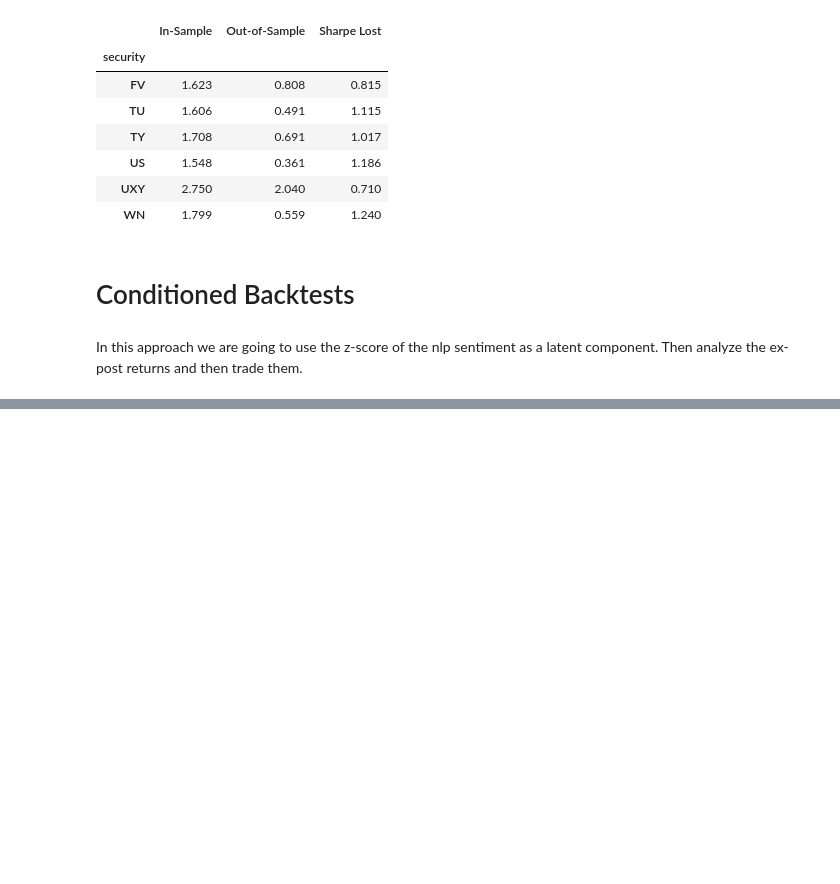
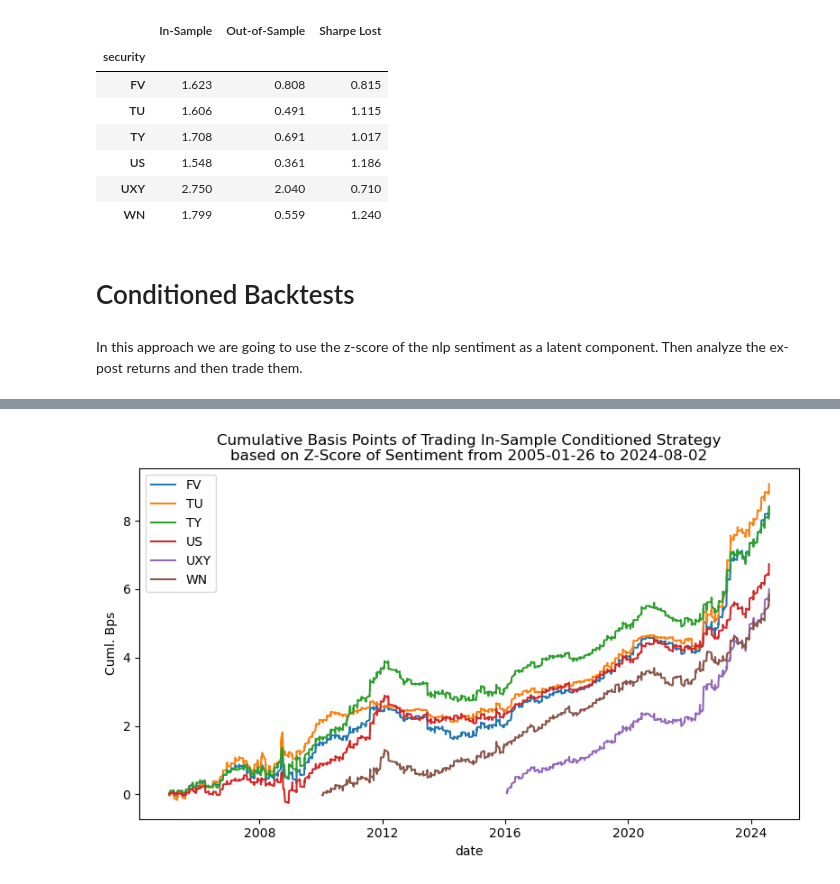
Before and after one commit to diegodalvarez/FOMCDrift, a Jupyter notebook: notebooks/2ConditionedBacktests.ipynb, the cells around one changed output, grey strips where cells are left out. Drawn from its saved outputs; the diff is of its cells as text; code cells hidden in the pictures; blank space fills up the shorter version.

```diff
--- a/notebooks/backtests/InitialTsyBacktests.ipynb
+++ b/notebooks/2ConditionedBacktests.ipynb
@@ -350,0 +438,21 @@ plt.tight_layout()
+# %%
+df_is_avg_rtn = (df_is_conditioned[
+    ["date", "security", "signal_rtn"]].
+    groupby(["date", "security"]).
+    agg("mean").
+    reset_index())
+
+(df_is_avg_rtn.
+    rename(columns = {"security": ""}).
+    pivot(index = "date", columns = "", values = "signal_rtn").
+    cumsum().
+    plot(
+        ylabel  = "Cuml. Bps",
+        title   = "Cumulative Basis Points of Trading In-Sample Conditioned Strategy\nbased on Z-Score of Sentiment from {} to {}".format(
+            df_is_conditioned.date.min(),
+            df_is_conditioned.date.max()),
+        figsize = (8,5)))
+
+plt.tight_layout()
+# %% [output]
+[figure, added]
```
Also changed, not shown: parts of 13 cells of this notebook, 6 other files.
